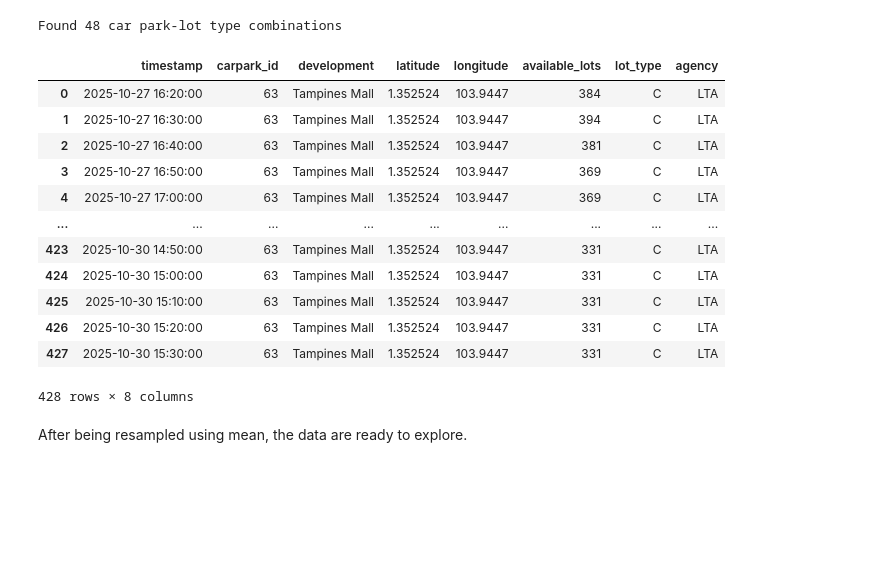
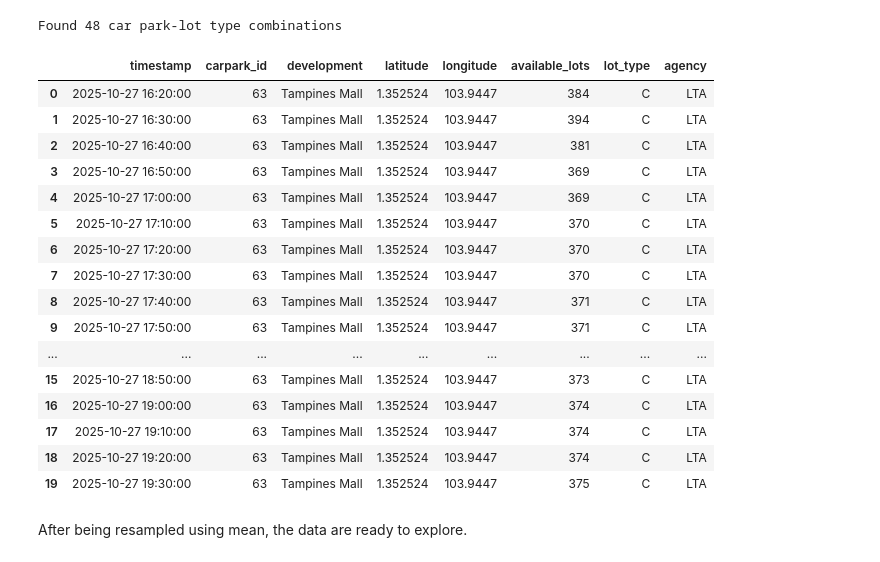
Before and after one commit to theodoreamadeo/parking-availability, a Jupyter notebook: parking-avail.ipynb, the cells around one changed output. Saved outputs shown, nothing was run; the diff lists cells and outputs as text; code cells hidden in the pictures; blank space fills up the shorter version.

```diff
--- a/parking-avail.ipynb
+++ b/parking-avail.ipynb
@@ -70,7 +70,7 @@ output_file = 'combined_file.csv'
 os.makedirs(result_folder, exist_ok=True)
 combined_df.to_csv(os.path.join(result_folder, output_file), index=False)
 # %%
-final_df = pd.read_csv (r"C:\Personal Project\parking-availability\src\processed\combined_file.csv")
+final_df = pd.read_csv (r"src\processed\combined_file.csv")
 final_df.sample(10) # random sample
 # %% [output]
 |  | timestamp | carpark_id | area | development | latitude | longitude | available_lots | lot_type | agency |
@@ -271,21 +271,25 @@ resampled_df = resampled_df[[
     'longitude', 'available_lots', 'lot_type', 'agency'
 ]]
 # %%
-resampled_df[resampled_df["development"] == "Tampines Mall"]
+resampled_df[resampled_df["development"] == "Tampines Mall"].head(20)
 # %% [output]
 |  | timestamp | carpark_id | development | latitude | longitude | available_lots | lot_type | agency |
 | 0 | 2025-10-27 16:20:00 | 63 | Tampines Mall | 1.352524 | 103.9447 | 384 | C | LTA |
 | 1 | 2025-10-27 16:30:00 | 63 | Tampines Mall | 1.352524 | 103.9447 | 394 | C | LTA |
 | 2 | 2025-10-27 16:40:00 | 63 | Tampines Mall | 1.352524 | 103.9447 | 381 | C | LTA |
 | 3 | 2025-10-27 16:50:00 | 63 | Tampines Mall | 1.352524 | 103.9447 | 369 | C | LTA |
 | 4 | 2025-10-27 17:00:00 | 63 | Tampines Mall | 1.352524 | 103.9447 | 369 | C | LTA |
+| 5 | 2025-10-27 17:10:00 | 63 | Tampines Mall | 1.352524 | 103.9447 | 370 | C | LTA |
+| 6 | 2025-10-27 17:20:00 | 63 | Tampines Mall | 1.352524 | 103.9447 | 370 | C | LTA |
+| 7 | 2025-10-27 17:30:00 | 63 | Tampines Mall | 1.352524 | 103.9447 | 370 | C | LTA |
+| 8 | 2025-10-27 17:40:00 | 63 | Tampines Mall | 1.352524 | 103.9447 | 371 | C | LTA |
+| 9 | 2025-10-27 17:50:00 | 63 | Tampines Mall | 1.352524 | 103.9447 | 371 | C | LTA |
 | ... | ... | ... | ... | ... | ... | ... | ... | ... |
-| 423 | 2025-10-30 14:50:00 | 63 | Tampines Mall | 1.352524 | 103.9447 | 331 | C | LTA |
-| 424 | 2025-10-30 15:00:00 | 63 | Tampines Mall | 1.352524 | 103.9447 | 331 | C | LTA |
-| 425 | 2025-10-30 15:10:00 | 63 | Tampines Mall | 1.352524 | 103.9447 | 331 | C | LTA |
-| 426 | 2025-10-30 15:20:00 | 63 | Tampines Mall | 1.352524 | 103.9447 | 331 | C | LTA |
-| 427 | 2025-10-30 15:30:00 | 63 | Tampines Mall | 1.352524 | 103.9447 | 331 | C | LTA |
+| 15 | 2025-10-27 18:50:00 | 63 | Tampines Mall | 1.352524 | 103.9447 | 373 | C | LTA |
+| 16 | 2025-10-27 19:00:00 | 63 | Tampines Mall | 1.352524 | 103.9447 | 374 | C | LTA |
+| 17 | 2025-10-27 19:10:00 | 63 | Tampines Mall | 1.352524 | 103.9447 | 374 | C | LTA |
+| 18 | 2025-10-27 19:20:00 | 63 | Tampines Mall | 1.352524 | 103.9447 | 374 | C | LTA |
+| 19 | 2025-10-27 19:30:00 | 63 | Tampines Mall | 1.352524 | 103.9447 | 375 | C | LTA |
-428 rows × 8 columns
 # %% [markdown]
 After being resampled using mean, the data are ready to explore.
 # %% [markdown]
```
Also changed, not shown: parts of 45 cells of this notebook.
